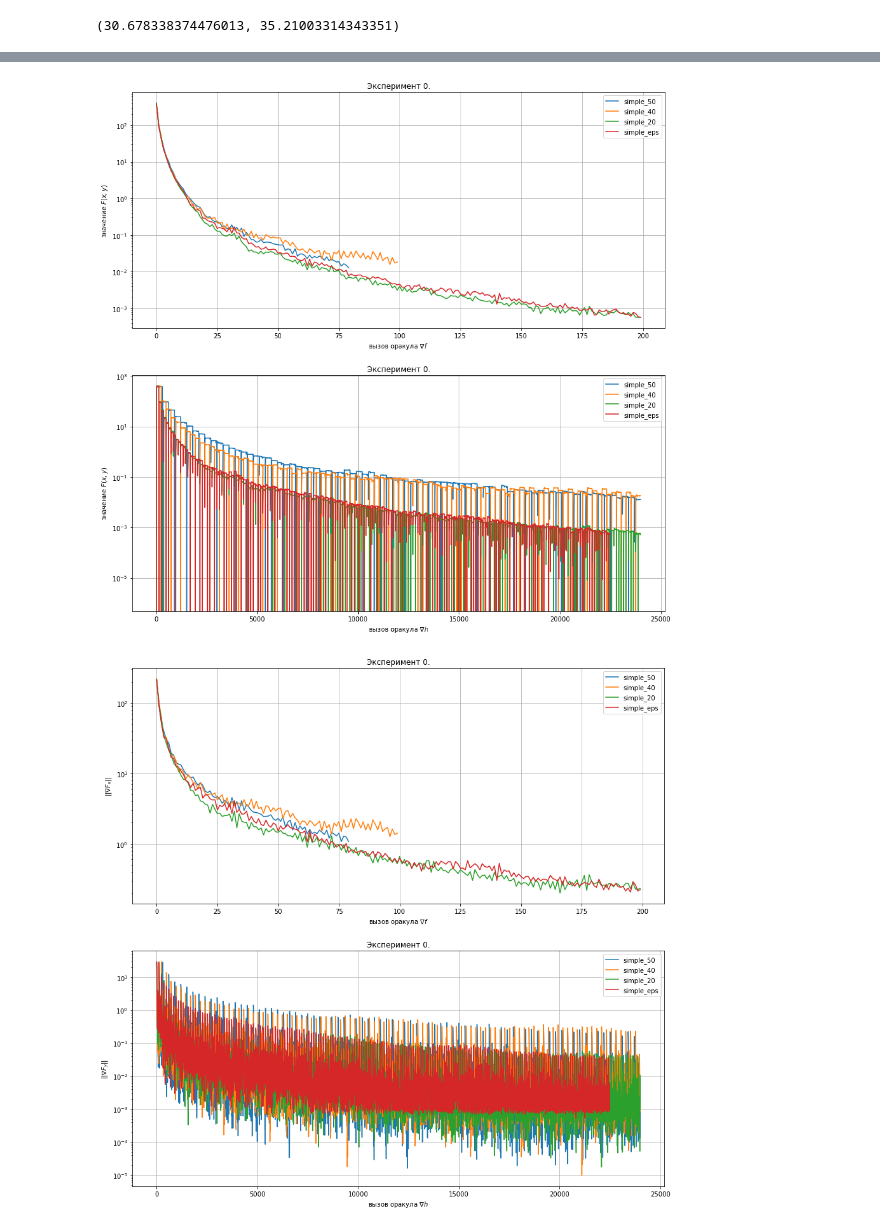
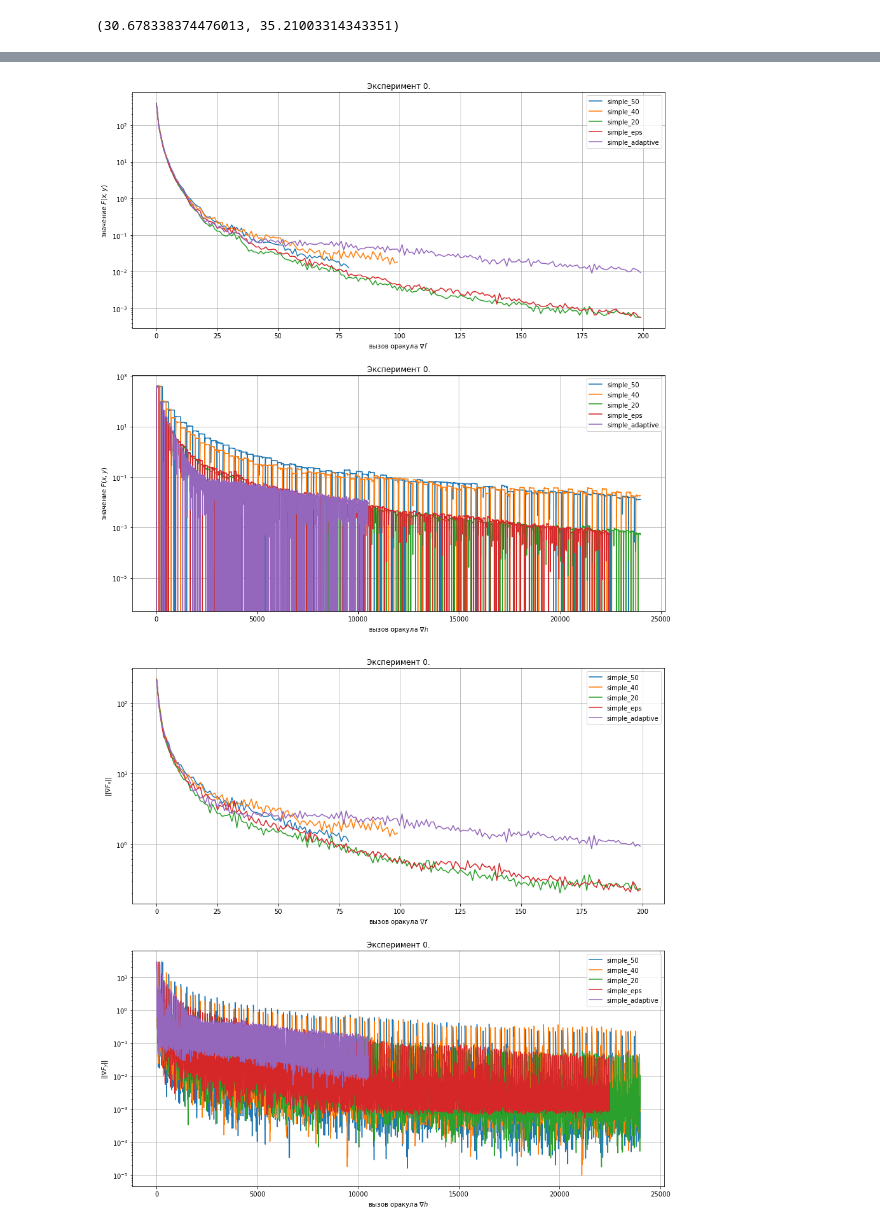
Before and after one commit to nikvas0/optimization_project, a Jupyter notebook: experiments_exp.ipynb, the cells around one changed output, grey strips where cells are left out. Cells and saved outputs as stored; diff of their text form; code cells hidden in the pictures.

```diff
--- a/experiments_exp.ipynb
+++ b/experiments_exp.ipynb
@@ -123,6 +167,7 @@ res_simple_50 = []
 res_simple_40 = []
 res_simple_20 = []
 res_simple_eps = []
+res_simple_adaptive = []
 
 
 for i, exp in enumerate(exps):
@@ -143,5 +188,9 @@ for i, exp in enumerate(exps):
     %time x, y, stat = RunSaddle(x_0, y_0, exp, 200, 20, 5, None, 1e-3)
     print('Simple EPS=1e-3 (200, 20): f(x, y)={}\n||f\'_x(x_0, y_0)||={} ||f\'_x(x, y)||={}\n||f\'_y(x_0, y_0)||={} ||f\'_y(x, y)||={}'.format(calc_res(exp, x, y), calc_grad_x(exp, x_0, y_0), calc_grad_x(exp, x, y), calc_grad_y(exp, x_0, y_0), calc_grad_y(exp, x, y)))
     res_simple_eps.append(stat)
+
+    %time x, y, stat = RunSaddleAdaptiveEps(x_0, y_0, exp, 200, 30, 5, 1e-1, 0.9998)
+    print('Adaptive EPS=1e-2 alpha=0.9997 (200, 20): f(x, y)={}\n||f\'_x(x_0, y_0)||={} ||f\'_x(x, y)||={}\n||f\'_y(x_0, y_0)||={} ||f\'_y(x, y)||={}'.format(calc_res(exp, x, y), calc_grad_x(exp, x_0, y_0), calc_grad_x(exp, x, y), calc_grad_y(exp, x_0, y_0), calc_grad_y(exp, x, y)))
+    res_simple_adaptive.append(stat)
 # %% [output]
 Эксперимент 0.
@@ -235,36 +284,42 @@ for i in range(len(exps)):
 
     Ff = collectFfromfOracleSimple(res_simple_eps[i])
     ax.plot(range(len(Ff)), Ff, label='simple_eps')
+
+    Ff = collectFfromfOracleSimple(res_simple_adaptive[i])
+    ax.plot(range(len(Ff)), Ff, label='simple_adaptive')
 
     plt.yscale("log")
     plt.ylabel('значение $F(x, y)$')
     plt.xlabel('вызов оракула $\\nabla f$')
     plt.grid(True)
     plt.legend()
 
 
     ax = plt.subplot(2, 1, 1 + i * 2 + 1)
     ax.set_title('Эксперимент {}.'.format(i))
 
     Fh = collectFfromhOracleSimple(res_simple_50[i])
     ax.plot(range(len(Fh)), Fh, label='simple_50')
 
     Fh = collectFfromhOracleSimple(res_simple_40[i])
     ax.plot(range(len(Fh)), Fh, label='simple_40')
 
     Fh = collectFfromhOracleSimple(res_simple_20[i])
     ax.plot(range(len(Fh)), Fh, label='simple_20')
 
     Fh = collectFfromhOracleSimple(res_simple_eps[i])
     ax.plot(range(len(Fh)), Fh, label='simple_eps')
 
+    Fh = collectFfromhOracleSimple(res_simple_adaptive[i])
+    ax.plot(range(len(Fh)), Fh, label='simple_adaptive')
+
     plt.yscale("log")
     plt.ylabel('значение $F(x, y)$')
     plt.xlabel('вызов оракула $\\nabla h$')
     plt.grid(True)
     plt.legend()
 # %% [output]
-[figure, old version]
+[figure, new version]
 # %%
 plt.figure(figsize=(15,15))
 
@@ -283,6 +338,9 @@ for i in range(len(exps)):
 
     Gf = collectGradNormfromfOracleSimple(res_simple_eps[i])
     ax.plot(range(len(Gf)), Gf, label='simple_eps')
+
+    Gf = collectGradNormfromfOracleSimple(res_simple_adaptive[i])
+    ax.plot(range(len(Gf)), Gf, label='simple_adaptive')
 
     plt.yscale("log")
     plt.ylabel('$||\\nabla F_x||$')
@@ -306,13 +364,16 @@ for i in range(len(exps)):
     Gh = collectGradNormfromhOracleSimple(res_simple_eps[i])
     ax.plot(range(len(Gh)), Gh, label='simple_eps')
 
+    Gh = collectGradNormfromhOracleSimple(res_simple_adaptive[i])
+    ax.plot(range(len(Gh)), Gh, label='simple_adaptive')
+
     plt.yscale("log")
     plt.ylabel('$||\\nabla F_y||$')
     plt.xlabel('вызов оракула $\\nabla h$')
     plt.grid(True)
     plt.legend()
 # %% [output]
-[figure, old version]
+[figure, new version]
 # %% [markdown]
 **Вывод**
 
```
Also changed, not shown: parts of 7 cells of this notebook, 2 other files.
